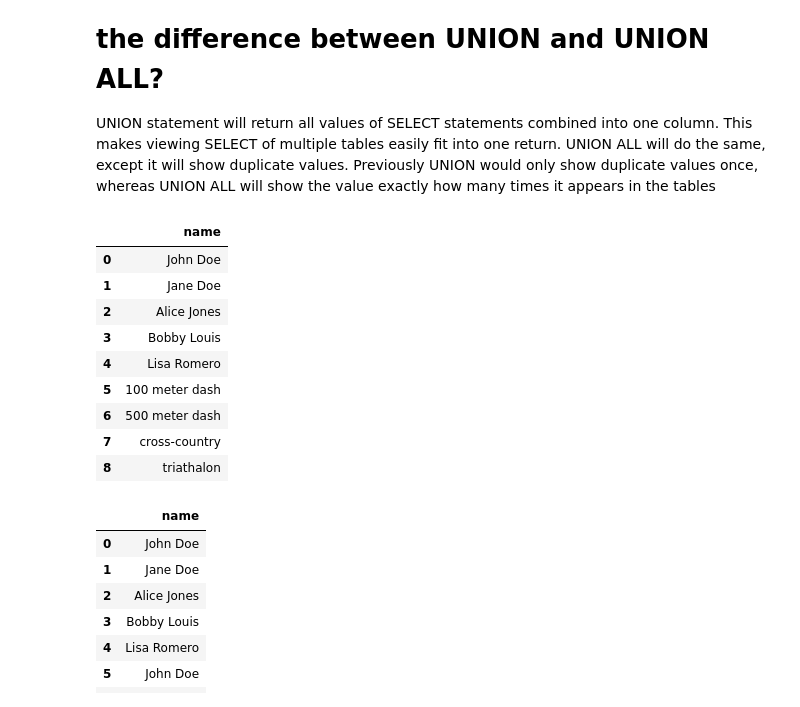
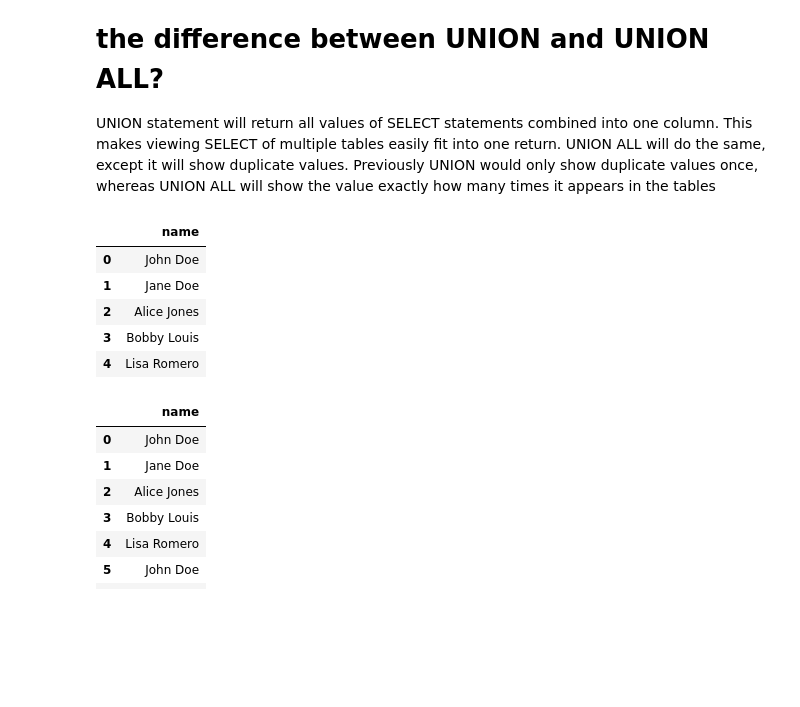
Before and after one commit to parkerholds/collinson_test_parkerh, a Jupyter notebook: Work_Flow_Visual.ipynb, the cells around one changed output. Cells and saved outputs as stored; diff of their text form; code cells hidden in the pictures; blank space fills up the shorter version.

```diff
--- a/Work_Flow_Visual.ipynb
+++ b/Work_Flow_Visual.ipynb
@@ -174,19 +174,15 @@ UNION statement will return all values of SELECT statements combined into one co
 # %%
 q = '''SELECT name FROM runners
 UNION
-SELECT event FROM races'''
+SELECT username FROM users'''
 pd.read_sql(q,conn)
 # %% [output]
 |  | name |
 | 0 | John Doe |
 | 1 | Jane Doe |
 | 2 | Alice Jones |
 | 3 | Bobby Louis |
 | 4 | Lisa Romero |
-| 5 | 100 meter dash |
-| 6 | 500 meter dash |
-| 7 | cross-country |
-| 8 | triathalon |
 # %%
 q = '''SELECT name FROM runners
 UNION ALL
```
